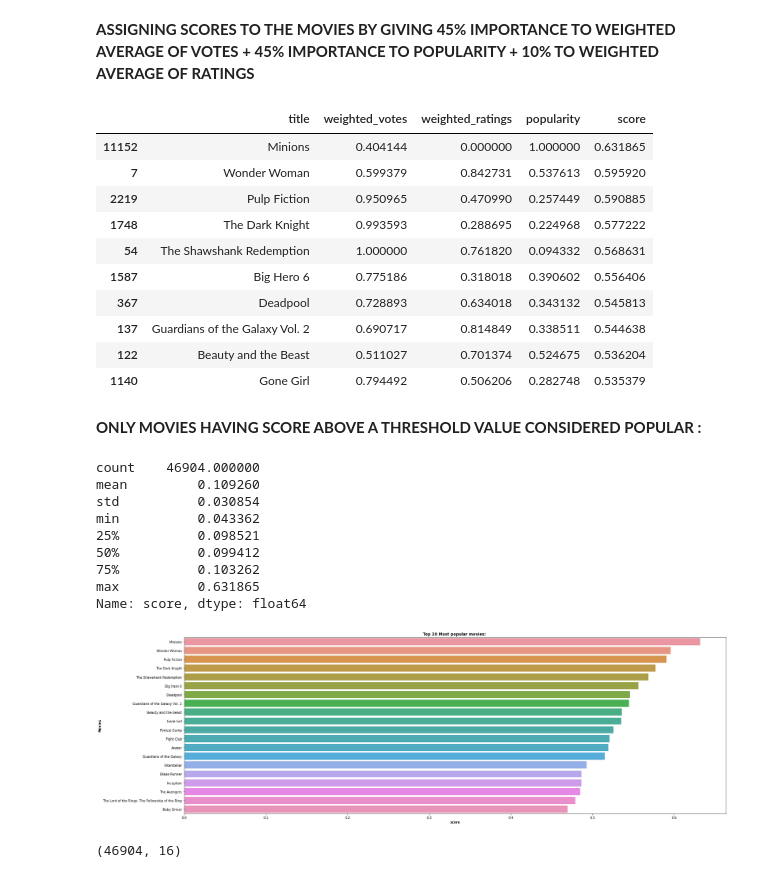
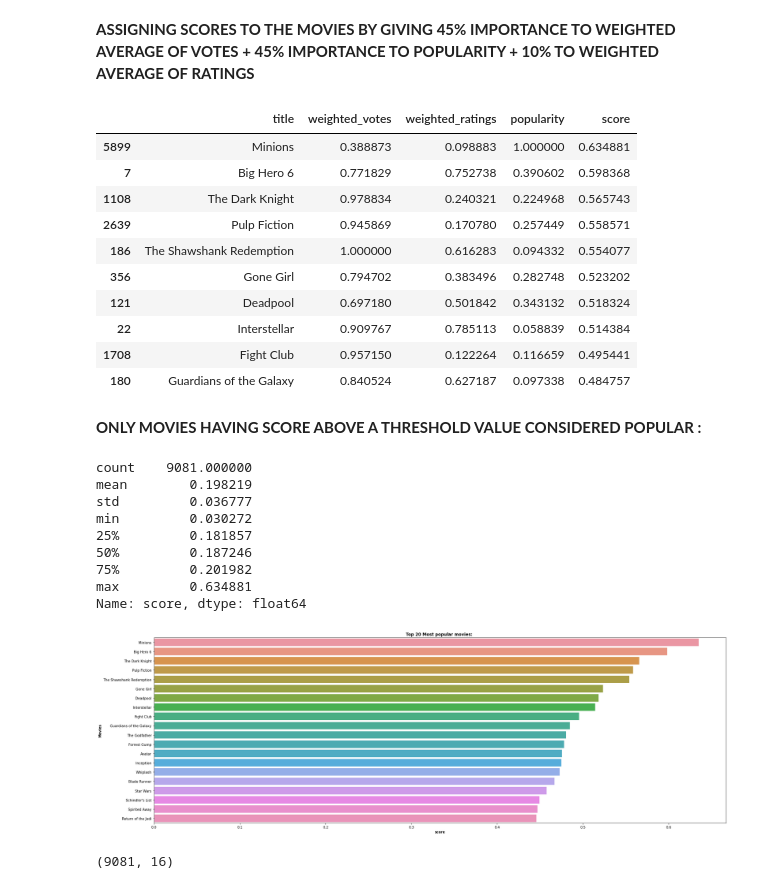
Before and after one commit to disha2sinha/Movie-Recommendation-System, a Jupyter notebook: Popularity_Based_Recommendation_System.ipynb, the cells around one changed output. Drawn from its saved outputs; the diff is of its cells as text; code cells hidden in the pictures.

```diff
--- a/Popularity_Based_Recommendation_System.ipynb
+++ b/Popularity_Based_Recommendation_System.ipynb
@@ -36,3 +36,5 @@ movies_data.head()
+# %%
+movies_data.drop('index',axis=1,inplace=True)
 # %%
 movies_data.info()
 # %% [output]
@@ -146,44 +148,45 @@ movies_data['score']=movies_data['weighted_votes']*0.45 + movies_data['weighted_
 movies_data[['title','weighted_votes','weighted_ratings','popularity','score']].sort_values('score',ascending=False).head(10)
 # %% [output]
 |  | title | weighted_votes | weighted_ratings | popularity | score |
-| 11152 | Minions | 0.404144 | 0.000000 | 1.000000 | 0.631865 |
-| 7 | Wonder Woman | 0.599379 | 0.842731 | 0.537613 | 0.595920 |
-| 2219 | Pulp Fiction | 0.950965 | 0.470990 | 0.257449 | 0.590885 |
-| 1748 | The Dark Knight | 0.993593 | 0.288695 | 0.224968 | 0.577222 |
-| 54 | The Shawshank Redemption | 1.000000 | 0.761820 | 0.094332 | 0.568631 |
-| 1587 | Big Hero 6 | 0.775186 | 0.318018 | 0.390602 | 0.556406 |
-| 367 | Deadpool | 0.728893 | 0.634018 | 0.343132 | 0.545813 |
-| 137 | Guardians of the Galaxy Vol. 2 | 0.690717 | 0.814849 | 0.338511 | 0.544638 |
-| 122 | Beauty and the Beast | 0.511027 | 0.701374 | 0.524675 | 0.536204 |
-| 1140 | Gone Girl | 0.794492 | 0.506206 | 0.282748 | 0.535379 |
+| 5899 | Minions | 0.388873 | 0.098883 | 1.000000 | 0.634881 |
+| 7 | Big Hero 6 | 0.771829 | 0.752738 | 0.390602 | 0.598368 |
+| 1108 | The Dark Knight | 0.978834 | 0.240321 | 0.224968 | 0.565743 |
+| 2639 | Pulp Fiction | 0.945869 | 0.170780 | 0.257449 | 0.558571 |
+| 186 | The Shawshank Redemption | 1.000000 | 0.616283 | 0.094332 | 0.554077 |
+| 356 | Gone Girl | 0.794702 | 0.383496 | 0.282748 | 0.523202 |
+| 121 | Deadpool | 0.697180 | 0.501842 | 0.343132 | 0.518324 |
+| 22 | Interstellar | 0.909767 | 0.785113 | 0.058839 | 0.514384 |
+| 1708 | Fight Club | 0.957150 | 0.122264 | 0.116659 | 0.495441 |
+| 180 | Guardians of the Galaxy | 0.840524 | 0.627187 | 0.097338 | 0.484757 |
 # %% [markdown]
 **ONLY MOVIES HAVING SCORE ABOVE A THRESHOLD VALUE CONSIDERED POPULAR :**
 # %%
 movies_data.score.describe()
 # %% [output]
-count    46904.000000
-mean         0.109260
-std          0.030854
-min          0.043362
-25%          0.098521
-50%          0.099412
-75%          0.103262
-max          0.631865
+count    9081.000000
+mean        0.198219
+std         0.036777
+min         0.030272
+25%         0.181857
+50%         0.187246
+75%         0.201982
+max         0.634881
 Name: score, dtype: float64
 # %%
-popular_movies=movies_data[['movieId','title','budget','profit','score','release_year','release_day','genres','production_countries','production_companies','original_language','runtime','content','status','cast','director']].sort_values('score',ascending=False).reset_index(drop=True)
+movies_data['profit']=movies_data['budget']-movies_data['revenue']
+popular_movies=movies_data[['tmdbId','title','budget','profit','score','release_year','release_day','genres','production_countries','production_companies','original_language','runtime','content','status','cast','director']].sort_values('score',ascending=False).reset_index(drop=True)
 plt.figure(figsize=(30,10))
 axis=sns.barplot(x=popular_movies['score'].head(20),y=popular_movies['title'].head(20))
 plt.title('Top 20 Most popular movies: ',weight='bold')
 plt.xlabel('score',weight='bold')
 plt.ylabel('Movies',weight='bold')
 plt.savefig('PopularMovies.jpg')
 # %% [output]
-[figure, old version]
+[figure, new version]
 # %%
 popular_movies.shape
 # %% [output]
-(46904, 16)
+(9081, 16)
 # %%
 popular_movies[['title','genres','score']].head(20)
 # %% [output]
```
Also changed, not shown: parts of 8 cells of this notebook.
